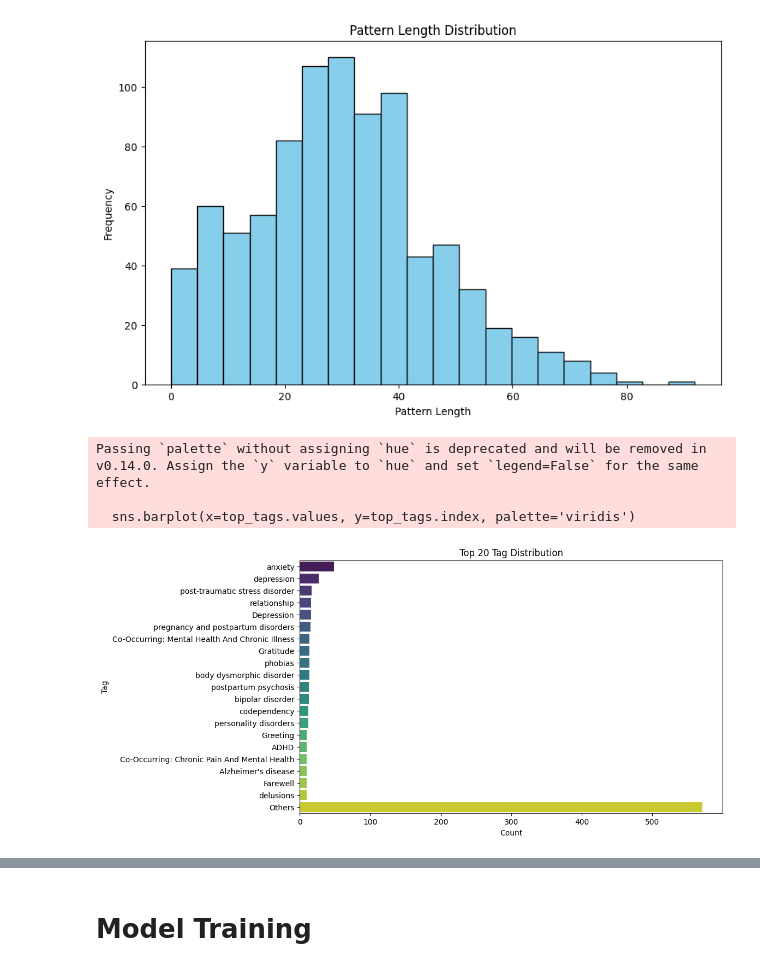
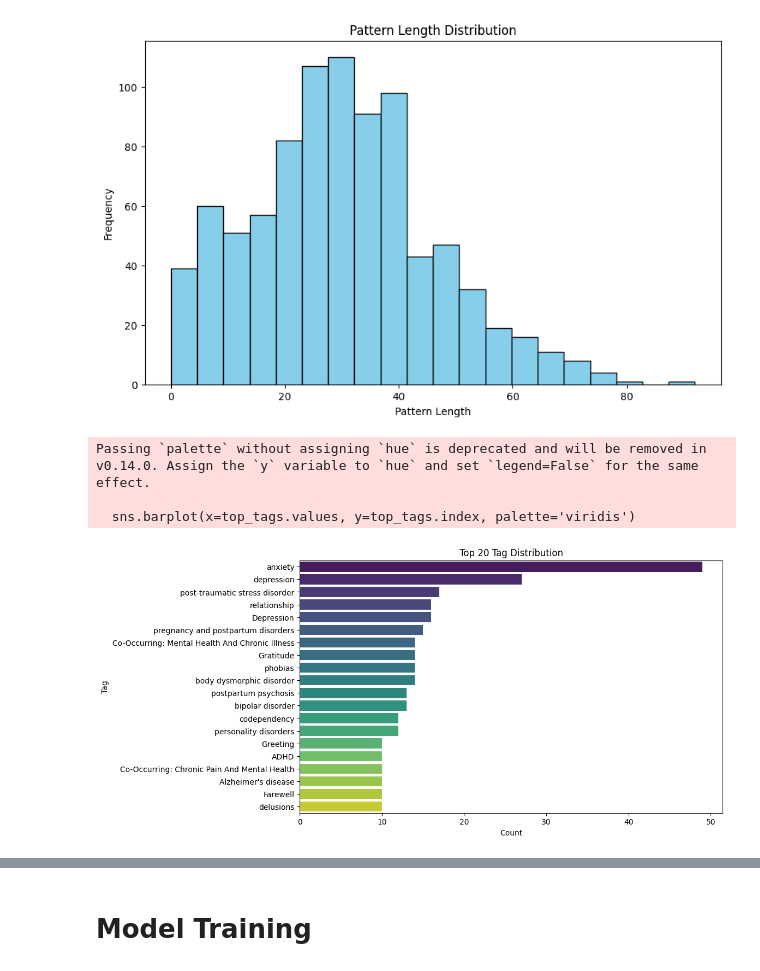
Before and after one commit to SabjitSingh/Mental_HealthCare_Chatbot, a Jupyter notebook: final_model.ipynb, the cells around one changed output, grey strips where cells are left out. Saved outputs shown, nothing was run; the diff lists cells and outputs as text; code cells hidden in the pictures.

```diff
--- a/final_model.ipynb
+++ b/final_model.ipynb
@@ -163,26 +164,21 @@ plt.show()
 # %% [output]
 [figure]
 # %%
-# Tag Distribution
+# Tag Graph
 top_n = 20
 tag_counts = df['tag'].value_counts()
 top_tags = tag_counts.nlargest(top_n)
-other_tags_count = tag_counts.nsmallest(len(tag_counts) - top_n).sum()
-
-# Add 'Others' category
-top_tags['Others'] = other_tags_count
-
 plt.figure(figsize=(10, 6))
 sns.barplot(x=top_tags.values, y=top_tags.index, palette='viridis')
 plt.title(f'Top {top_n} Tag Distribution')
 plt.xlabel('Count')
 plt.ylabel('Tag')
 plt.show()
 # %% [output]
 Passing `palette` without assigning `hue` is deprecated and will be removed in v0.14.0. Assign the `y` variable to `hue` and set `legend=False` for the same effect.
 
   sns.barplot(x=top_tags.values, y=top_tags.index, palette='viridis')
-[figure, old version]
+[figure, new version]
 # %%
 tags_text = ' '.join(df['tag'])
 
```
Also changed, not shown: parts of 24 cells of this notebook.
